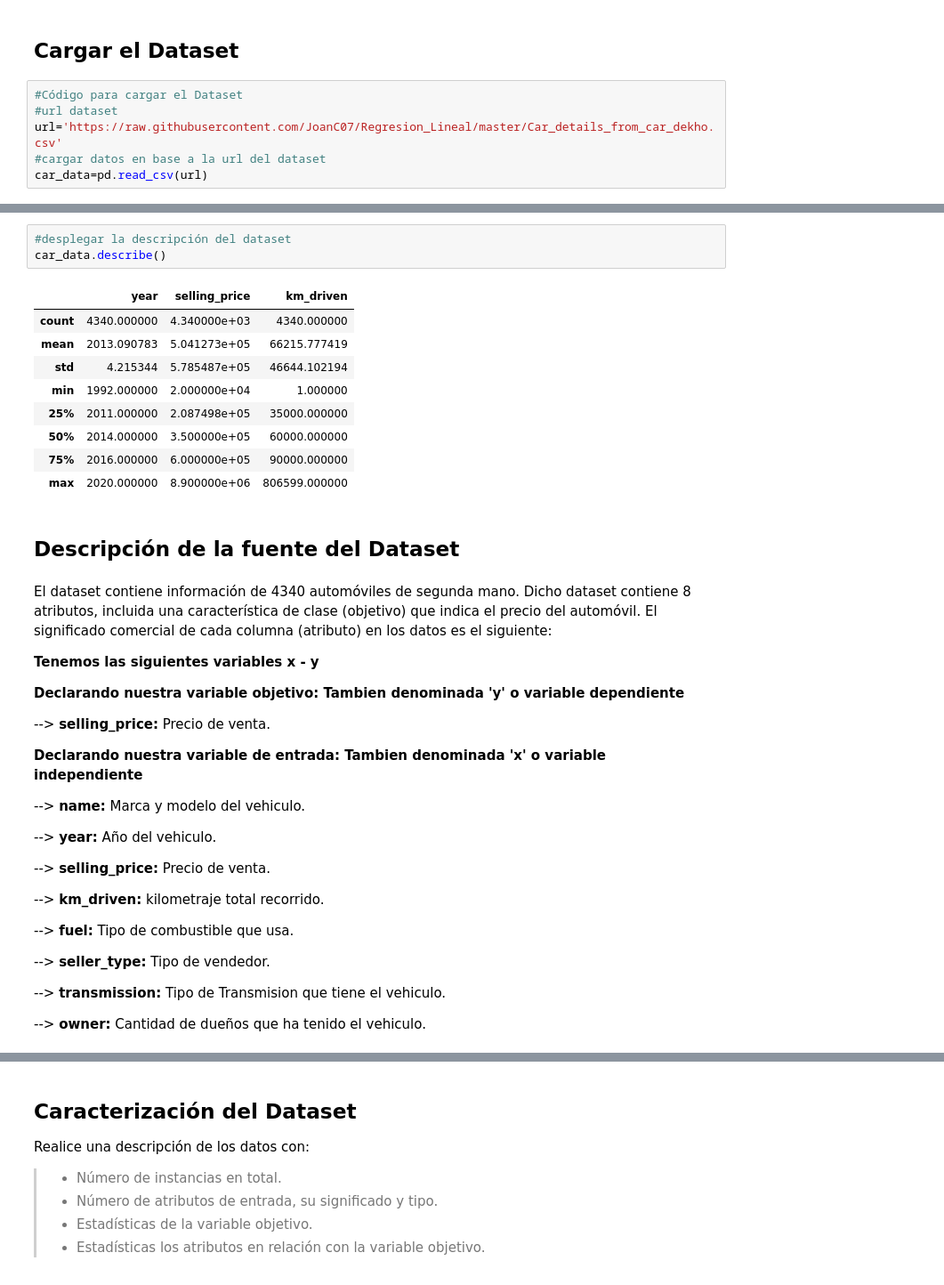
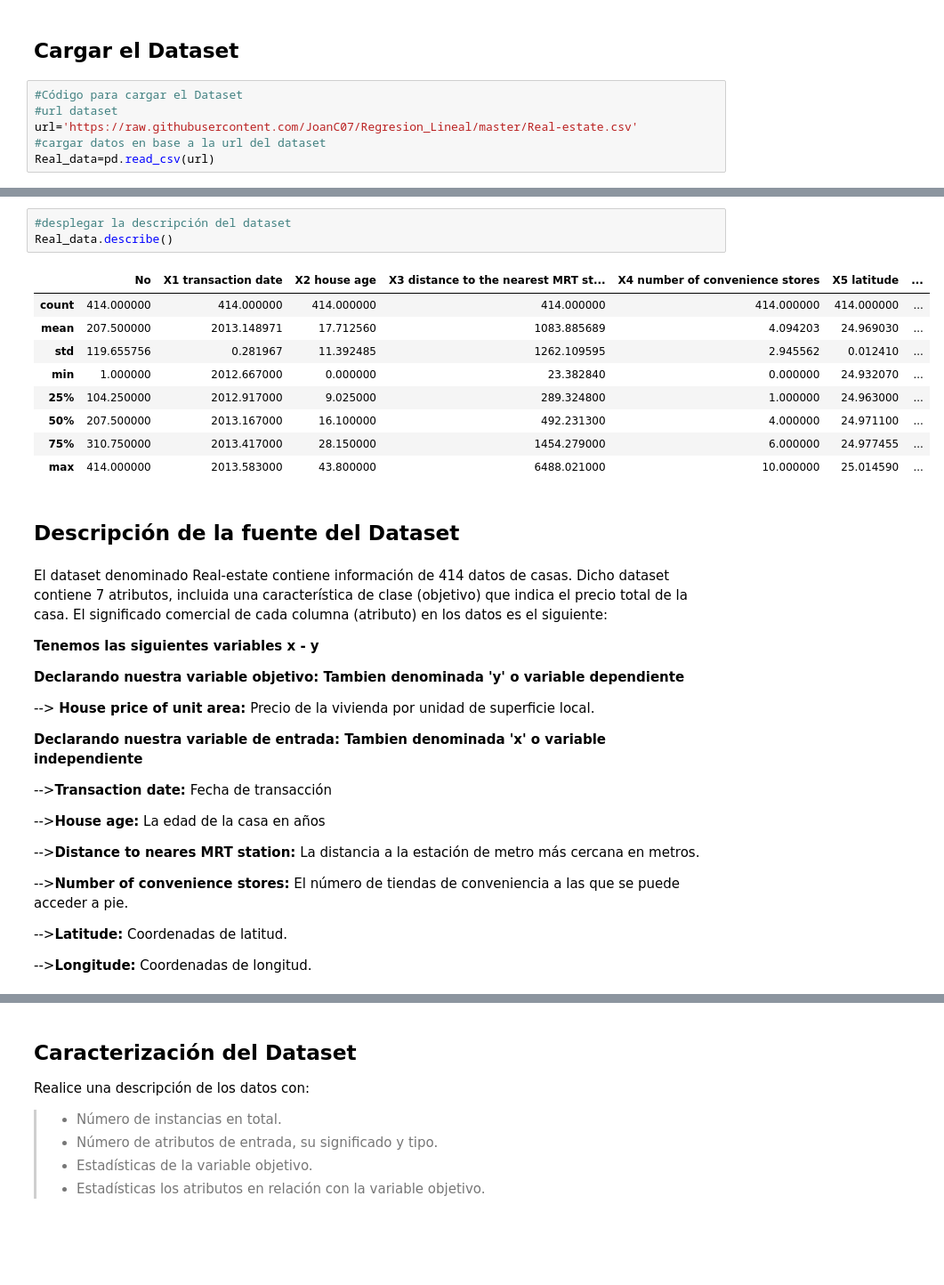
Before and after one commit to JoanC07/Regresion_Lineal, a Jupyter notebook: [NRC_6278]JoanCevallos_Lab3.ipynb, the cells around one changed output, grey strips where cells are left out. Shown: that part at 89% size. Saved outputs shown, nothing was run; the diff lists cells and outputs as text; blank space fills up the shorter version.

```diff
--- a/[NRC_6278]JoanCevallos_Lab3.ipynb
+++ b/[NRC_6278]JoanCevallos_Lab3.ipynb
@@ -16,8 +16,8 @@ import numpy as np
 # %%
 #Código para cargar el Dataset
 #url dataset
-url='https://raw.githubusercontent.com/JoanC07/Regresion_Lineal/master/Car_details_from_car_dekho.csv'
+url='https://raw.githubusercontent.com/JoanC07/Regresion_Lineal/master/Real-estate.csv'
 #cargar datos en base a la url del dataset
-car_data=pd.read_csv(url)
+Real_data=pd.read_csv(url)
 # %%
 #visualización de los 10 primeros datos
@@ -51,43 +51,39 @@ car_data.head(10)
 # %%
 #desplegar la descripción del dataset
-car_data.describe()
+Real_data.describe()
 # %% [output]
-|  | year | selling_price | km_driven |
-| count | 4340.000000 | 4.340000e+03 | 4340.000000 |
-| mean | 2013.090783 | 5.041273e+05 | 66215.777419 |
-| std | 4.215344 | 5.785487e+05 | 46644.102194 |
-| min | 1992.000000 | 2.000000e+04 | 1.000000 |
-| 25% | 2011.000000 | 2.087498e+05 | 35000.000000 |
-| 50% | 2014.000000 | 3.500000e+05 | 60000.000000 |
-| 75% | 2016.000000 | 6.000000e+05 | 90000.000000 |
-| max | 2020.000000 | 8.900000e+06 | 806599.000000 |
+|  | No | X1 transaction date | X2 house age | X3 distance to the nearest MRT st... | X4 number of convenience stores | X5 latitude | ... |
+| count | 414.000000 | 414.000000 | 414.000000 | 414.000000 | 414.000000 | 414.000000 | ... |
+| mean | 207.500000 | 2013.148971 | 17.712560 | 1083.885689 | 4.094203 | 24.969030 | ... |
+| std | 119.655756 | 0.281967 | 11.392485 | 1262.109595 | 2.945562 | 0.012410 | ... |
+| min | 1.000000 | 2012.667000 | 0.000000 | 23.382840 | 0.000000 | 24.932070 | ... |
+| 25% | 104.250000 | 2012.917000 | 9.025000 | 289.324800 | 1.000000 | 24.963000 | ... |
+| 50% | 207.500000 | 2013.167000 | 16.100000 | 492.231300 | 4.000000 | 24.971100 | ... |
+| 75% | 310.750000 | 2013.417000 | 28.150000 | 1454.279000 | 6.000000 | 24.977455 | ... |
+| max | 414.000000 | 2013.583000 | 43.800000 | 6488.021000 | 10.000000 | 25.014590 | ... |
 # %% [markdown]
 ## Descripción de la fuente del Dataset
 # %% [markdown]
-El dataset contiene información de 4340 automóviles de segunda mano. Dicho dataset contiene 8 atributos, incluida una característica de clase (objetivo) que indica el precio del automóvil. El significado comercial de cada columna (atributo) en los datos es el siguiente:
+El dataset denominado Real-estate contiene información de 414 datos de casas. Dicho dataset contiene 7 atributos, incluida una característica de clase (objetivo) que indica el precio total de la casa. El significado comercial de cada columna (atributo) en los datos es el siguiente:
 
 **Tenemos las siguientes variables x - y**
 
 **Declarando nuestra variable objetivo: Tambien denominada 'y' o variable dependiente**
 
---> **selling_price:** Precio de venta.
+--> **House price of unit area:** Precio de la vivienda por unidad de superficie local.
 
 **Declarando nuestra variable de entrada: Tambien denominada 'x' o variable independiente**
 
---> **name:** Marca y modelo del vehiculo.
+-->**Transaction date:** Fecha de transacción
 
---> **year:** Año del vehiculo.
+-->**House age:** La edad de la casa en años
 
---> **selling_price:** Precio de venta.
+-->**Distance to neares MRT station:** La distancia a la estación de metro más cercana en metros.
 
---> **km_driven:** kilometraje total recorrido.
+-->**Number of convenience stores:** El número de tiendas de conveniencia a las que se puede acceder a pie.
 
---> **fuel:** Tipo de combustible que usa.
+-->**Latitude:** Coordenadas de latitud.
 
---> **seller_type:** Tipo de vendedor.
-
---> **transmission:** Tipo de Transmision que tiene el vehiculo.
-
---> **owner:** Cantidad de dueños que ha tenido el vehiculo.
+-->**Longitude:** Coordenadas de longitud.
 # %% [markdown]
 ## Explique el problema a resolver.
```
Also changed, not shown: parts of 7 cells of this notebook.
